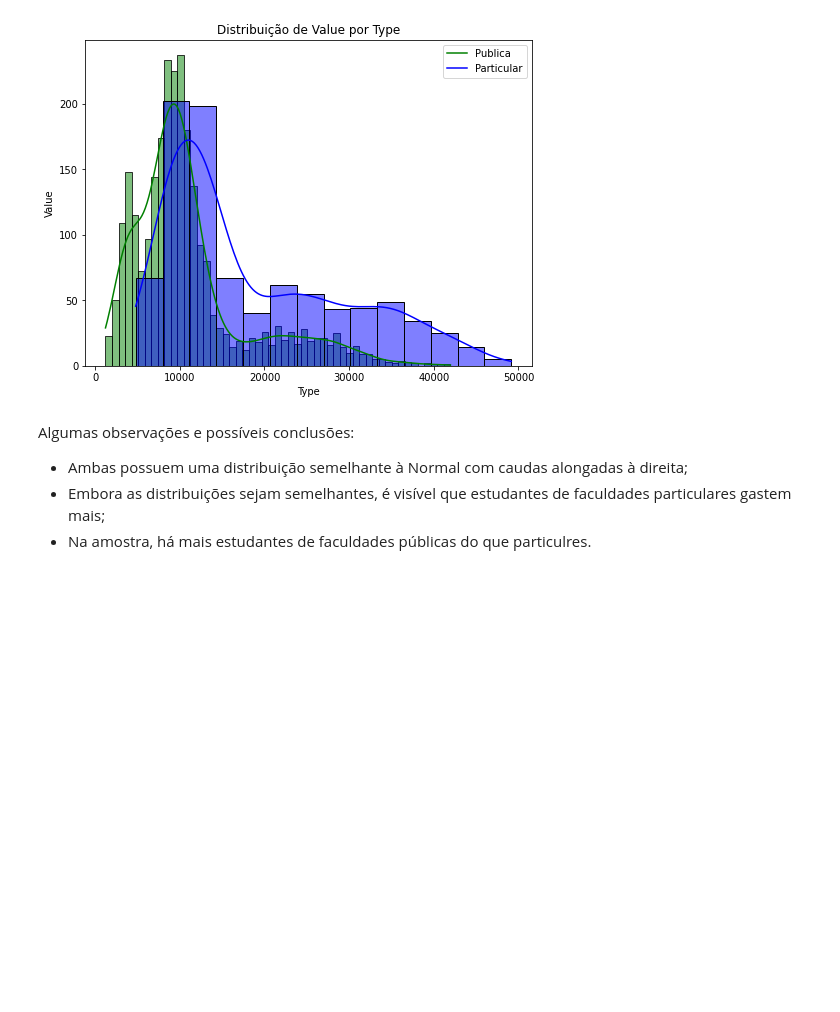
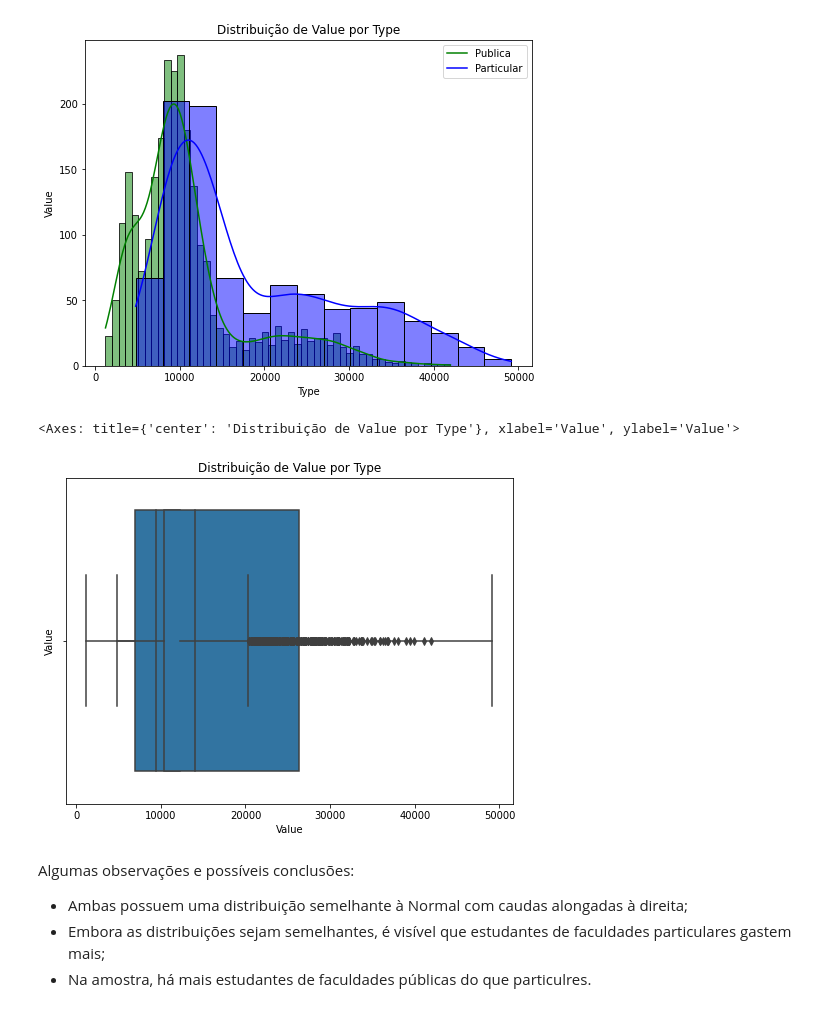
Before and after one commit to gabriellfelipe7/AnaliseExploratoria_AverageCostStudentUSA, a Jupyter notebook: AnaliseExploratoria_AverageCostStudentUSA.ipynb, the cells around one changed output. Drawn from its saved outputs; the diff is of its cells as text; code cells hidden in the pictures; blank space fills up the shorter version.

```diff
--- a/AnaliseExploratoria_AverageCostStudentUSA.ipynb
+++ b/AnaliseExploratoria_AverageCostStudentUSA.ipynb
@@ -543,6 +543,16 @@ plt.legend(labels=["Publica","Particular"])
 # %% [output]
 <matplotlib.legend.Legend at 0x...>
 [figure]
+# %%
+fig = plt.figure(figsize=(8, 6))
+plt.xlabel('Type')
+plt.ylabel('Value')
+plt.title('Distribuição de Value por Type')
+sns.boxplot(x=valores_publicas['Value'])
+sns.boxplot(x=valores_particulares['Value'])
+# %% [output]
+<Axes: title={'center': 'Distribuição de Value por Type'}, xlabel='Value', ylabel='Value'>
+[figure, added]
 # %% [markdown]
 Algumas observações e possíveis conclusões:
 - Ambas possuem uma distribuição semelhante à Normal com caudas alongadas à direita;
```
